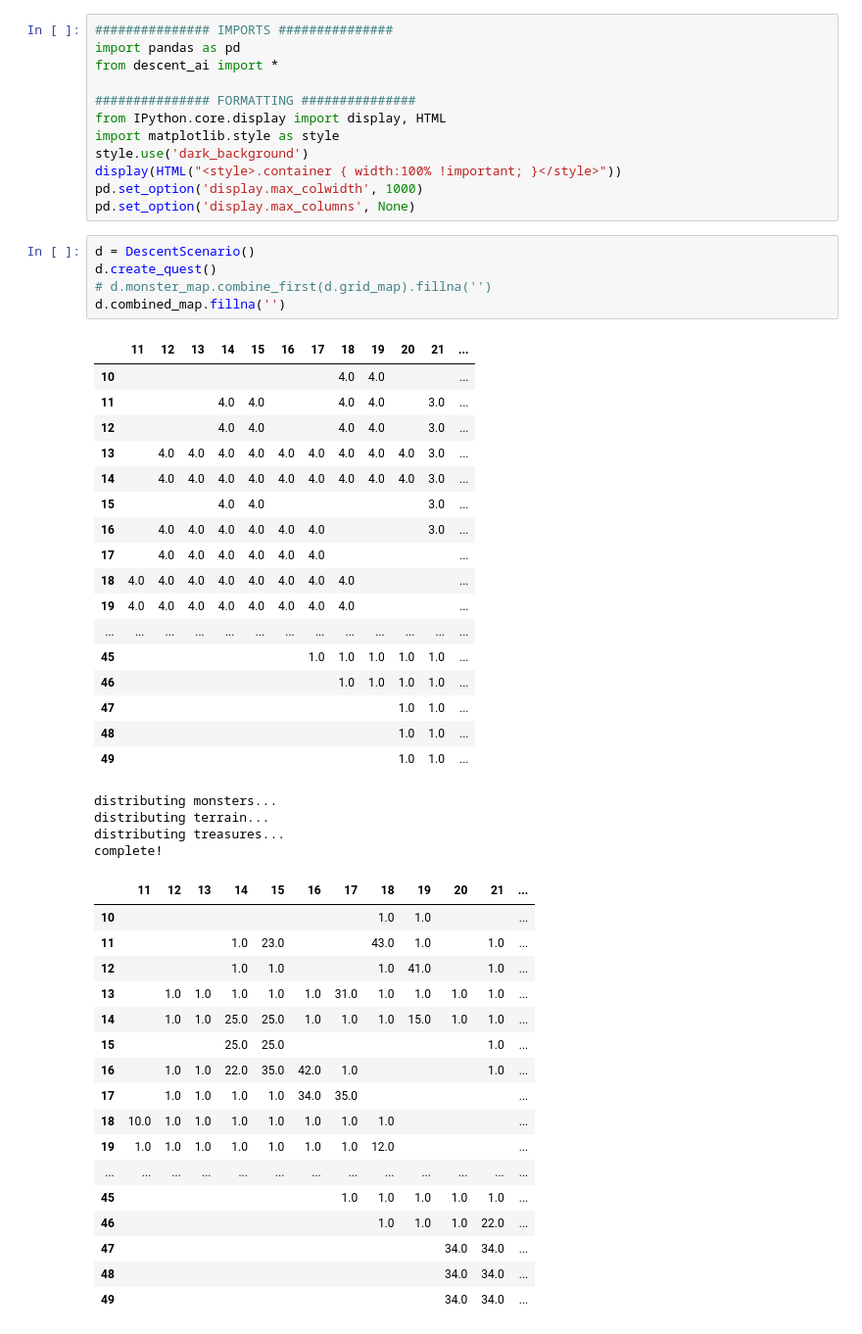
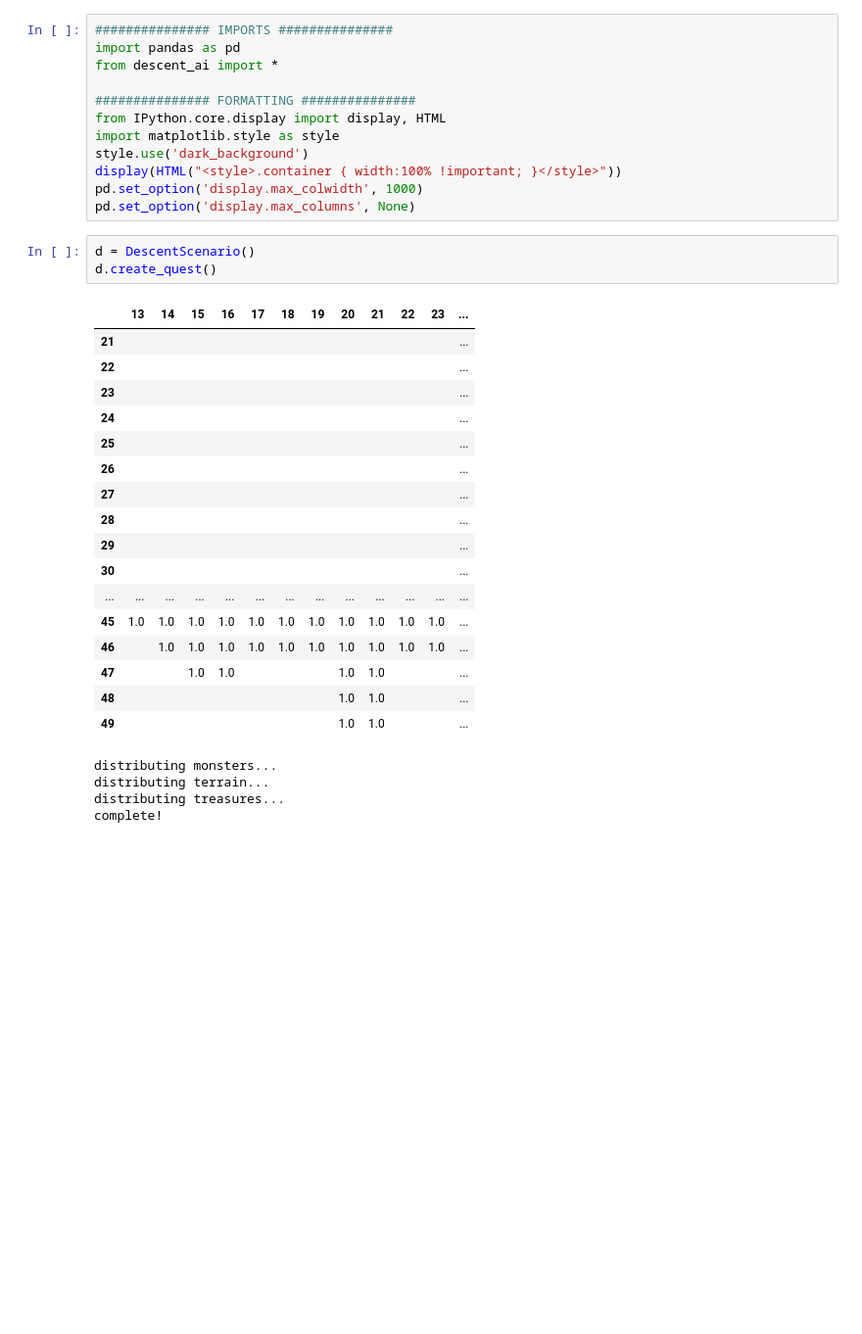
Before and after one commit to KevinCarr42/Descent_AI, a Jupyter notebook: game_testing.ipynb, the cells around one changed output. Shown at 98% size. Cells and saved outputs as stored; diff of their text form; blank space fills up the shorter version.

```diff
--- a/game_testing.ipynb
+++ b/game_testing.ipynb
@@ -13,44 +13,25 @@ pd.set_option('display.max_columns', None)
 # %%
 d = DescentScenario()
 d.create_quest()
-# d.monster_map.combine_first(d.grid_map).fillna('')
-d.combined_map.fillna('')
 # %% [output]
-|  | 11 | 12 | 13 | 14 | 15 | 16 | 17 | 18 | 19 | 20 | 21 | ... |
-| 10 |  |  |  |  |  |  |  | 4.0 | 4.0 |  |  | ... |
-| 11 |  |  |  | 4.0 | 4.0 |  |  | 4.0 | 4.0 |  | 3.0 | ... |
-| 12 |  |  |  | 4.0 | 4.0 |  |  | 4.0 | 4.0 |  | 3.0 | ... |
-| 13 |  | 4.0 | 4.0 | 4.0 | 4.0 | 4.0 | 4.0 | 4.0 | 4.0 | 4.0 | 3.0 | ... |
-| 14 |  | 4.0 | 4.0 | 4.0 | 4.0 | 4.0 | 4.0 | 4.0 | 4.0 | 4.0 | 3.0 | ... |
-| 15 |  |  |  | 4.0 | 4.0 |  |  |  |  |  | 3.0 | ... |
-| 16 |  | 4.0 | 4.0 | 4.0 | 4.0 | 4.0 | 4.0 |  |  |  | 3.0 | ... |
-| 17 |  | 4.0 | 4.0 | 4.0 | 4.0 | 4.0 | 4.0 |  |  |  |  | ... |
-| 18 | 4.0 | 4.0 | 4.0 | 4.0 | 4.0 | 4.0 | 4.0 | 4.0 |  |  |  | ... |
-| 19 | 4.0 | 4.0 | 4.0 | 4.0 | 4.0 | 4.0 | 4.0 | 4.0 |  |  |  | ... |
+|  | 13 | 14 | 15 | 16 | 17 | 18 | 19 | 20 | 21 | 22 | 23 | ... |
+| 21 |  |  |  |  |  |  |  |  |  |  |  | ... |
+| 22 |  |  |  |  |  |  |  |  |  |  |  | ... |
+| 23 |  |  |  |  |  |  |  |  |  |  |  | ... |
+| 24 |  |  |  |  |  |  |  |  |  |  |  | ... |
+| 25 |  |  |  |  |  |  |  |  |  |  |  | ... |
+| 26 |  |  |  |  |  |  |  |  |  |  |  | ... |
+| 27 |  |  |  |  |  |  |  |  |  |  |  | ... |
+| 28 |  |  |  |  |  |  |  |  |  |  |  | ... |
+| 29 |  |  |  |  |  |  |  |  |  |  |  | ... |
+| 30 |  |  |  |  |  |  |  |  |  |  |  | ... |
 | ... | ... | ... | ... | ... | ... | ... | ... | ... | ... | ... | ... | ... |
-| 45 |  |  |  |  |  |  | 1.0 | 1.0 | 1.0 | 1.0 | 1.0 | ... |
-| 46 |  |  |  |  |  |  |  | 1.0 | 1.0 | 1.0 | 1.0 | ... |
-| 47 |  |  |  |  |  |  |  |  |  | 1.0 | 1.0 | ... |
-| 48 |  |  |  |  |  |  |  |  |  | 1.0 | 1.0 | ... |
-| 49 |  |  |  |  |  |  |  |  |  | 1.0 | 1.0 | ... |
+| 45 | 1.0 | 1.0 | 1.0 | 1.0 | 1.0 | 1.0 | 1.0 | 1.0 | 1.0 | 1.0 | 1.0 | ... |
+| 46 |  | 1.0 | 1.0 | 1.0 | 1.0 | 1.0 | 1.0 | 1.0 | 1.0 | 1.0 | 1.0 | ... |
+| 47 |  |  | 1.0 | 1.0 |  |  |  | 1.0 | 1.0 |  |  | ... |
+| 48 |  |  |  |  |  |  |  | 1.0 | 1.0 |  |  | ... |
+| 49 |  |  |  |  |  |  |  | 1.0 | 1.0 |  |  | ... |
 distributing monsters...
 distributing terrain...
 distributing treasures...
 complete!
-|  | 11 | 12 | 13 | 14 | 15 | 16 | 17 | 18 | 19 | 20 | 21 | ... |
-| 10 |  |  |  |  |  |  |  | 1.0 | 1.0 |  |  | ... |
-| 11 |  |  |  | 1.0 | 23.0 |  |  | 43.0 | 1.0 |  | 1.0 | ... |
-| 12 |  |  |  | 1.0 | 1.0 |  |  | 1.0 | 41.0 |  | 1.0 | ... |
-| 13 |  | 1.0 | 1.0 | 1.0 | 1.0 | 1.0 | 31.0 | 1.0 | 1.0 | 1.0 | 1.0 | ... |
-| 14 |  | 1.0 | 1.0 | 25.0 | 25.0 | 1.0 | 1.0 | 1.0 | 15.0 | 1.0 | 1.0 | ... |
-| 15 |  |  |  | 25.0 | 25.0 |  |  |  |  |  | 1.0 | ... |
-| 16 |  | 1.0 | 1.0 | 22.0 | 35.0 | 42.0 | 1.0 |  |  |  | 1.0 | ... |
-| 17 |  | 1.0 | 1.0 | 1.0 | 1.0 | 34.0 | 35.0 |  |  |  |  | ... |
-| 18 | 10.0 | 1.0 | 1.0 | 1.0 | 1.0 | 1.0 | 1.0 | 1.0 |  |  |  | ... |
-| 19 | 1.0 | 1.0 | 1.0 | 1.0 | 1.0 | 1.0 | 1.0 | 12.0 |  |  |  | ... |
-| ... | ... | ... | ... | ... | ... | ... | ... | ... | ... | ... | ... | ... |
-| 45 |  |  |  |  |  |  | 1.0 | 1.0 | 1.0 | 1.0 | 1.0 | ... |
-| 46 |  |  |  |  |  |  |  | 1.0 | 1.0 | 1.0 | 22.0 | ... |
-| 47 |  |  |  |  |  |  |  |  |  | 34.0 | 34.0 | ... |
-| 48 |  |  |  |  |  |  |  |  |  | 34.0 | 34.0 | ... |
-| 49 |  |  |  |  |  |  |  |  |  | 34.0 | 34.0 | ... |
```
Also changed, not shown: parts of 15 cells of this notebook, 3 other files.
